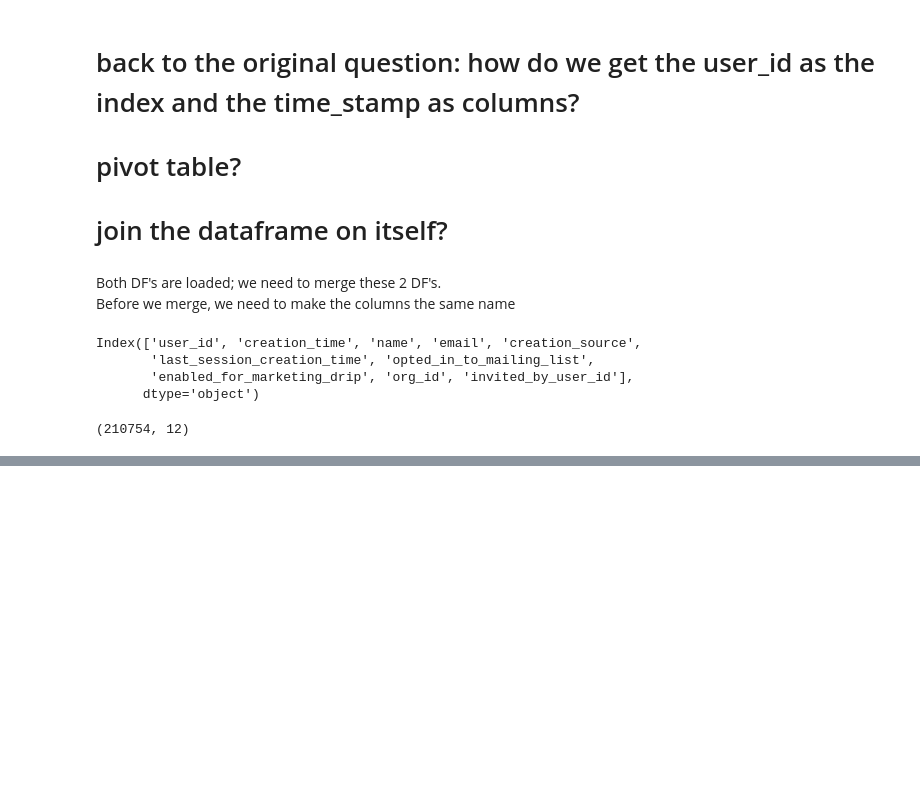
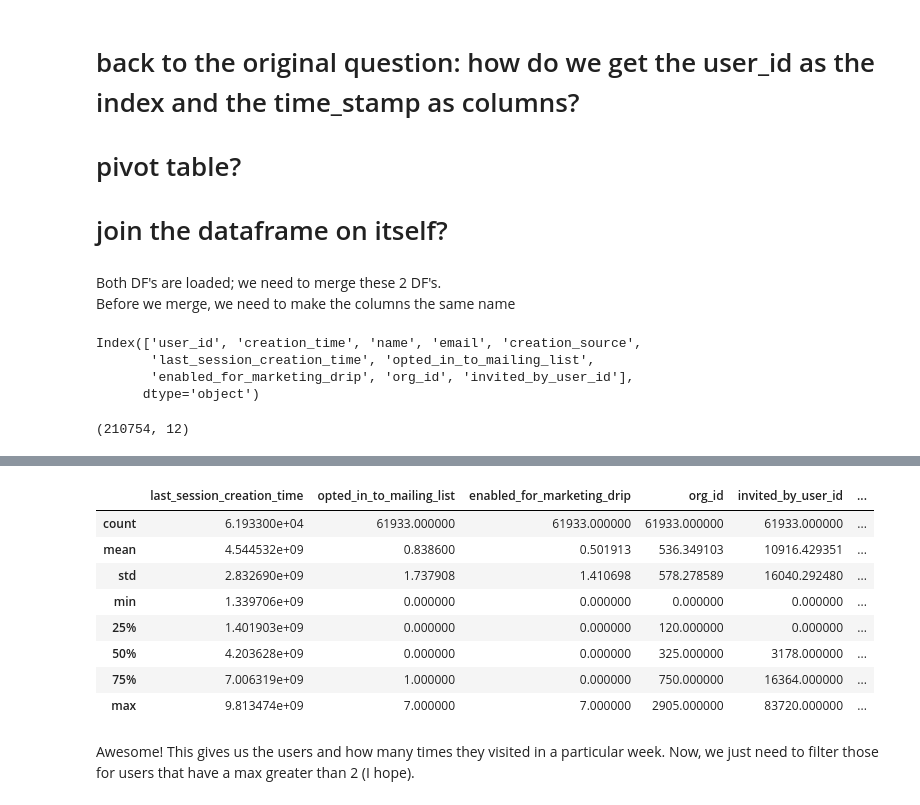
Before and after one commit to sjrekuc/Ch26-2_Relax, a Jupyter notebook: Ch26-2_Relax.ipynb, the cells around one changed output, grey strips where cells are left out. Drawn from its saved outputs; the diff is of its cells as text; code cells hidden in the pictures; blank space fills up the shorter version.

```diff
--- a/Ch26-2_Relax.ipynb
+++ b/Ch26-2_Relax.ipynb
@@ -140,0 +140,2 @@ for user in df['user_id']:
+# %%
+df.dropna(subset=['visited', 'time_stamp'], how='any', inplace=True)
@@ -140,0 +164,18 @@ for user in df['user_id']:
+# %%
+# time_stamp needs to be in datetime for this to work
+df['time_stamp'] = pd.to_datetime(df['time_stamp'], infer_datetime_format=True)
+# %%
+dfc = df.groupby(['user_id', pd.Grouper(key='time_stamp', freq='W')]).sum()
+dfc.describe()
+# %% [output]
+|  | last_session_creation_time | opted_in_to_mailing_list | enabled_for_marketing_drip | org_id | invited_by_user_id | ... |
+| count | 6.193300e+04 | 61933.000000 | 61933.000000 | 61933.000000 | 61933.000000 | ... |
+| mean | 4.544532e+09 | 0.838600 | 0.501913 | 536.349103 | 10916.429351 | ... |
+| std | 2.832690e+09 | 1.737908 | 1.410698 | 578.278589 | 16040.292480 | ... |
+| min | 1.339706e+09 | 0.000000 | 0.000000 | 0.000000 | 0.000000 | ... |
+| 25% | 1.401903e+09 | 0.000000 | 0.000000 | 120.000000 | 0.000000 | ... |
+| 50% | 4.203628e+09 | 0.000000 | 0.000000 | 325.000000 | 3178.000000 | ... |
+| 75% | 7.006319e+09 | 1.000000 | 0.000000 | 750.000000 | 16364.000000 | ... |
+| max | 9.813474e+09 | 7.000000 | 7.000000 | 2905.000000 | 83720.000000 | ... |
+# %% [markdown]
+Awesome! This gives us the users and how many times they visited in a particular week. Now, we just need to filter those for users that have a max greater than 2 (I hope).
```
Also changed, not shown: parts of 21 cells of this notebook.
